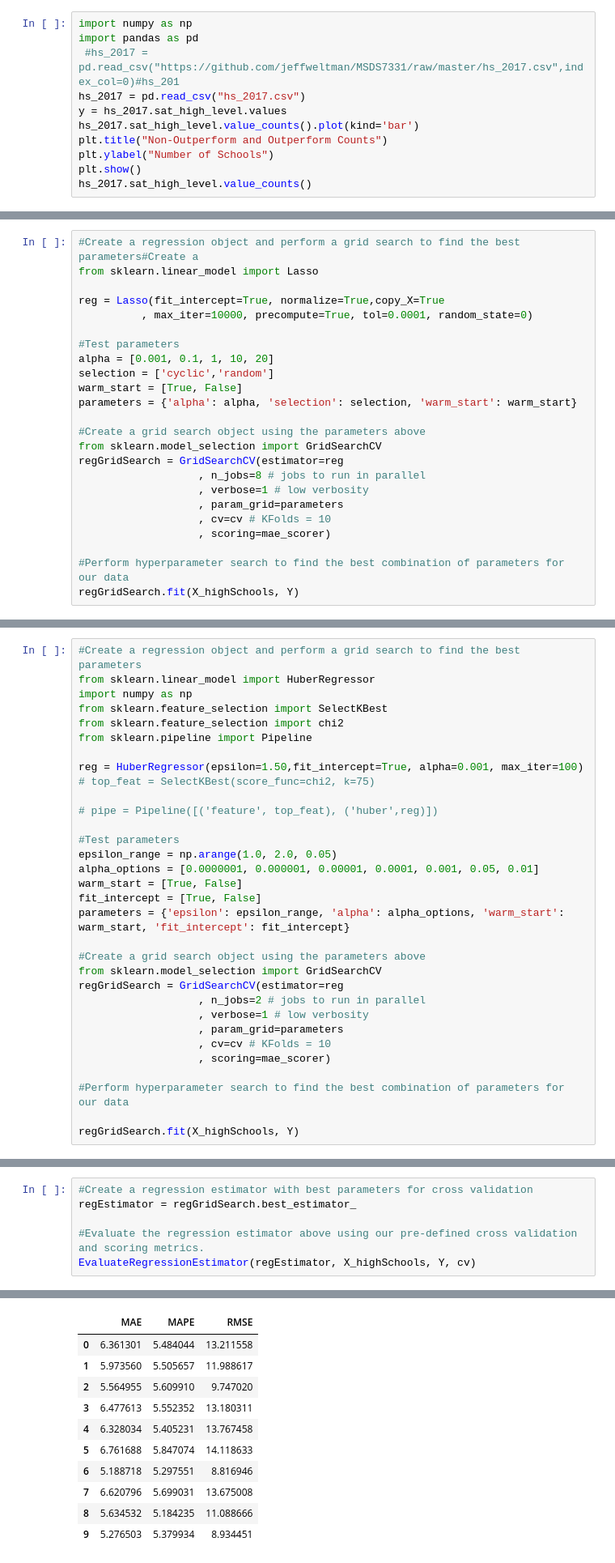
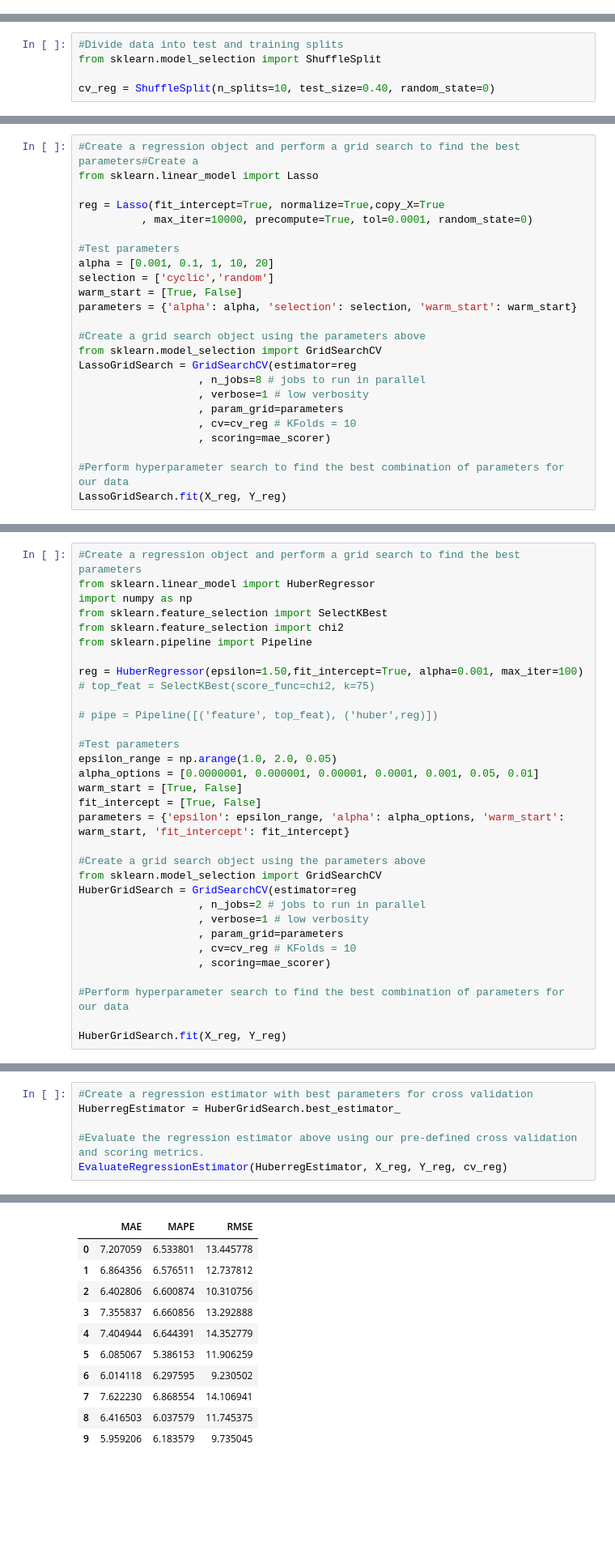
Before and after one commit to jeffweltman/MSDS7331, a Jupyter notebook: Lab 2 - Working/MSDS 7331 - Lab 2 - KassofWeltmanDickens.ipynb, the cells around one changed output, grey strips where cells are left out. Shown at 81% size. Cells and saved outputs as stored; diff of their text form; blank space fills up the shorter version.

```diff
--- a/Lab 2 - Working/MSDS 7331 - Lab 2 - KassofWeltmanDickens.ipynb
+++ b/Lab 2 - Working/MSDS 7331 - Lab 2 - KassofWeltmanDickens.ipynb
@@ -41,11 +190,0 @@ def plot_confusion_matrix(cm, classes,
-# %%
-import numpy as np
-import pandas as pd
- #hs_2017 = pd.read_csv("https://github.com/jeffweltman/MSDS7331/raw/master/hs_2017.csv",index_col=0)#hs_201
-hs_2017 = pd.read_csv("hs_2017.csv")
-y = hs_2017.sat_high_level.values
-hs_2017.sat_high_level.value_counts().plot(kind='bar')
-plt.title("Non-Outperform and Outperform Counts")
-plt.ylabel("Number of Schools")
-plt.show()
-hs_2017.sat_high_level.value_counts()
@@ -186,0 +268,5 @@ X_Class=x = hs_2017.drop(columns = ['nc_district', 'sat_high_level', "sat_avg_sc
+# %%
+#Divide data into test and training splits
+from sklearn.model_selection import ShuffleSplit
+
+cv_reg = ShuffleSplit(n_splits=10, test_size=0.40, random_state=0)
@@ -559,14 +512,14 @@ parameters = {'alpha': alpha, 'selection': selection, 'warm_start': warm_start}
 
 #Create a grid search object using the parameters above
 from sklearn.model_selection import GridSearchCV
-regGridSearch = GridSearchCV(estimator=reg
+LassoGridSearch = GridSearchCV(estimator=reg
                    , n_jobs=8 # jobs to run in parallel
                    , verbose=1 # low verbosity
                    , param_grid=parameters
-                   , cv=cv # KFolds = 10
+                   , cv=cv_reg # KFolds = 10
                    , scoring=mae_scorer)
 
 #Perform hyperparameter search to find the best combination of parameters for our data
-regGridSearch.fit(X_highSchools, Y)
+LassoGridSearch.fit(X_reg, Y_reg)
 # %% [output]
 Fitting 10 folds for each of 20 candidates, totalling 200 fits
@@ -649,15 +592,15 @@ parameters = {'epsilon': epsilon_range, 'alpha': alpha_options, 'warm_start': wa
 
 #Create a grid search object using the parameters above
 from sklearn.model_selection import GridSearchCV
-regGridSearch = GridSearchCV(estimator=reg
+HuberGridSearch = GridSearchCV(estimator=reg
                    , n_jobs=2 # jobs to run in parallel
                    , verbose=1 # low verbosity
                    , param_grid=parameters
-                   , cv=cv # KFolds = 10
+                   , cv=cv_reg # KFolds = 10
                    , scoring=mae_scorer)
 
 #Perform hyperparameter search to find the best combination of parameters for our data
 
-regGridSearch.fit(X_highSchools, Y)
+HuberGridSearch.fit(X_reg, Y_reg)
 # %% [output]
 Fitting 10 folds for each of 560 candidates, totalling 5600 fits
@@ -687,8 +630,8 @@ HuberRegressor(alpha=1e-05, epsilon=1.4500000000000004, fit_intercept=False,
         max_iter=100, tol=1e-05, warm_start=True)
 # %%
 #Create a regression estimator with best parameters for cross validation
-regEstimator = regGridSearch.best_estimator_
+HuberregEstimator = HuberGridSearch.best_estimator_
 
 #Evaluate the regression estimator above using our pre-defined cross validation and scoring metrics.
-EvaluateRegressionEstimator(regEstimator, X_highSchools, Y, cv)
+EvaluateRegressionEstimator(HuberregEstimator, X_reg, Y_reg, cv_reg)
 # %% [output]
@@ -698,13 +641,13 @@ The average RMSE for all cv folds is:                    11.853
 *********************************************************
 Cross Validation Fold Mean Error Scores
 |  | MAE | MAPE | RMSE |
-| 0 | 6.361301 | 5.484044 | 13.211558 |
-| 1 | 5.973560 | 5.505657 | 11.988617 |
-| 2 | 5.564955 | 5.609910 | 9.747020 |
-| 3 | 6.477613 | 5.552352 | 13.180311 |
-| 4 | 6.328034 | 5.405231 | 13.767458 |
-| 5 | 6.761688 | 5.847074 | 14.118633 |
-| 6 | 5.188718 | 5.297551 | 8.816946 |
-| 7 | 6.620796 | 5.699031 | 13.675008 |
-| 8 | 5.634532 | 5.184235 | 11.088666 |
-| 9 | 5.276503 | 5.379934 | 8.934451 |
+| 0 | 7.207059 | 6.533801 | 13.445778 |
+| 1 | 6.864356 | 6.576511 | 12.737812 |
+| 2 | 6.402806 | 6.600874 | 10.310756 |
+| 3 | 7.355837 | 6.660856 | 13.292888 |
+| 4 | 7.404944 | 6.644391 | 14.352779 |
+| 5 | 6.085067 | 5.386153 | 11.906259 |
+| 6 | 6.014118 | 6.297595 | 9.230502 |
+| 7 | 7.622230 | 6.868554 | 14.106941 |
+| 8 | 6.416503 | 6.037579 | 11.745375 |
+| 9 | 5.959206 | 6.183579 | 9.735045 |
```
Also changed, not shown: parts of 80 cells of this notebook, 1 other file.
